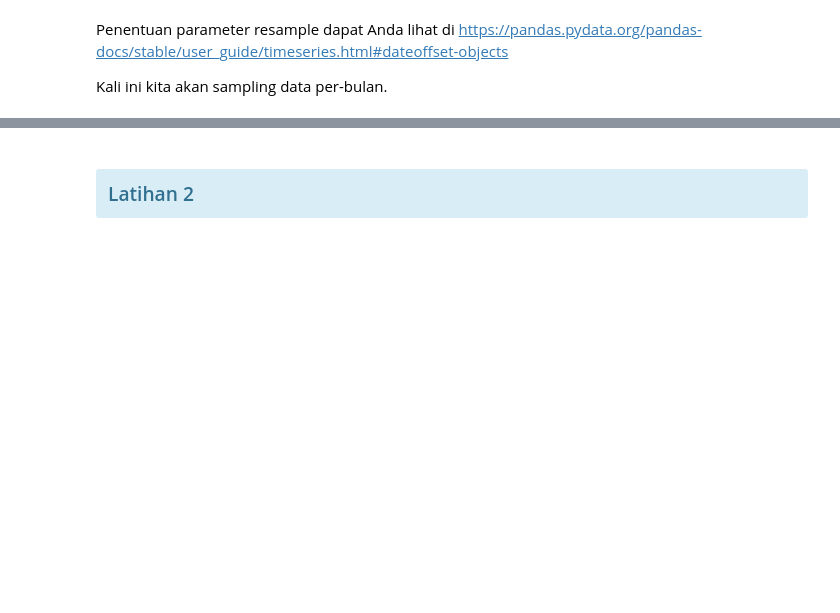
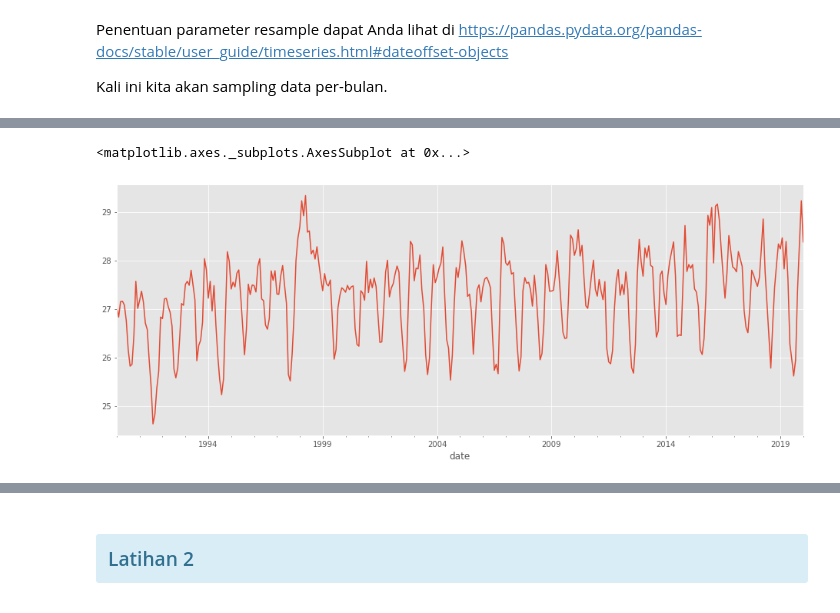
Before and after one commit to mdsatria/dataviz_course, a Jupyter notebook: notebook/4. Visualisasi Trend Over Time & Storytelling.ipynb, the cells around one changed output, grey strips where cells are left out. Saved outputs shown, nothing was run; the diff lists cells and outputs as text; code cells hidden in the pictures; blank space fills up the shorter version.

```diff
--- a/notebook/4. Visualisasi Trend Over Time & Storytelling.ipynb
+++ b/notebook/4. Visualisasi Trend Over Time & Storytelling.ipynb
@@ -120,7 +342,11 @@ Untuk mengatasi hal tersebut, kita dapat menggunakan **.resample()** untuk menya
 Tidak semua tipe atribut cocok diterapkan untuk fungsi aggregat yang sama. Lihat lagi materi tentang Data dalam folder materi.
 # %% [markdown]
 Contoh kali ini kita akan menggunakan atribut numerik/ratio.
+# %%
+columns = ['temp', 'temp_min', 'temp_max', 'pressure', 'humidity', 'wind_speed']
 # %% [markdown]
 Penentuan parameter resample dapat Anda lihat di https://pandas.pydata.org/pandas-docs/stable/user_guide/timeseries.html#dateoffset-objects
 
 Kali ini kita akan sampling data per-bulan.
+# %%
+df_month = df[columns].resample('M').mean()
@@ -126,0 +361,5 @@ Kali ini kita akan sampling data per-bulan.
+# %%
+df_month['temp'].plot(figsize=(16,6))
+# %% [output]
+<matplotlib.axes._subplots.AxesSubplot at 0x...>
+[figure, added]
```
Also changed, not shown: parts of 52 cells of this notebook.
